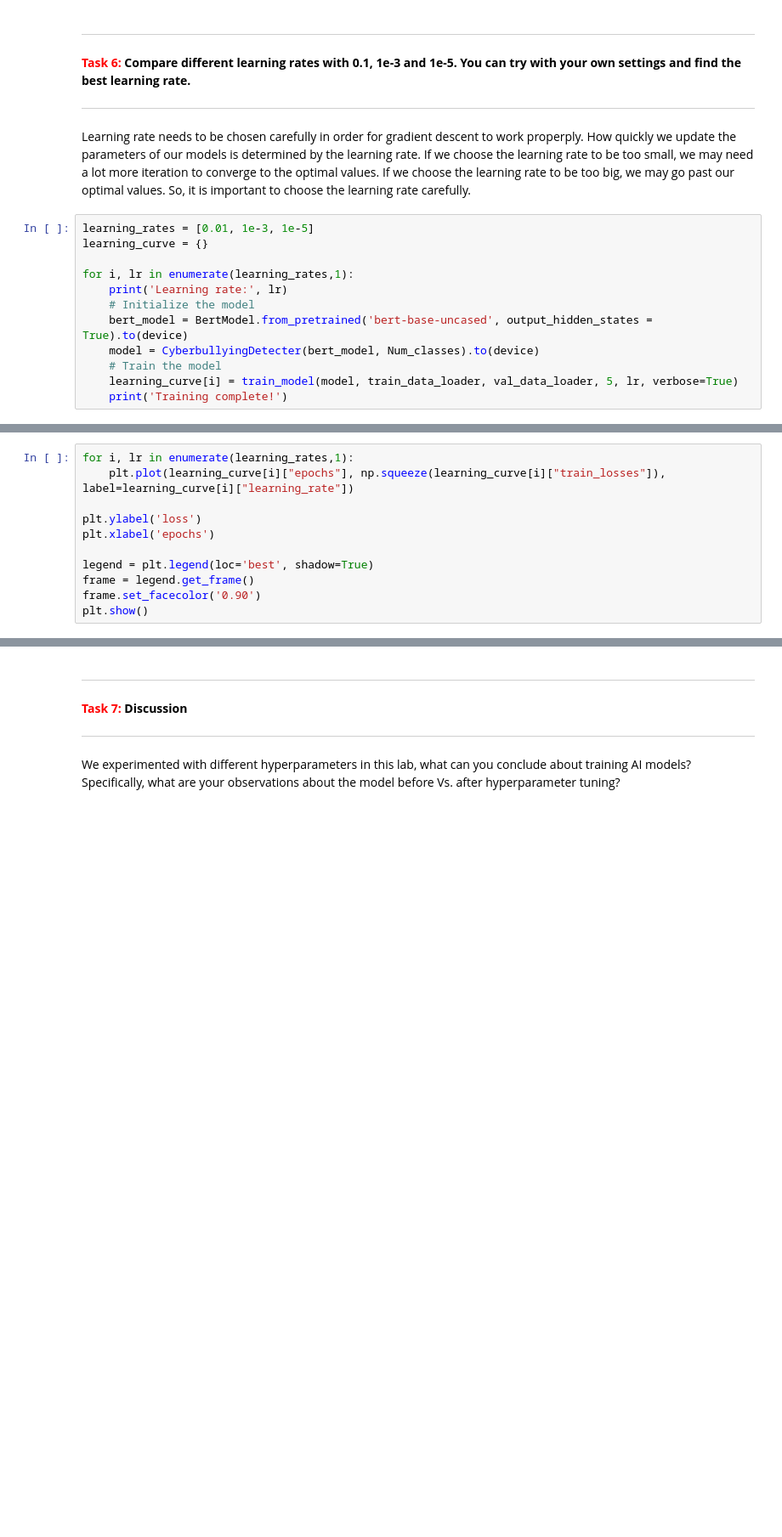
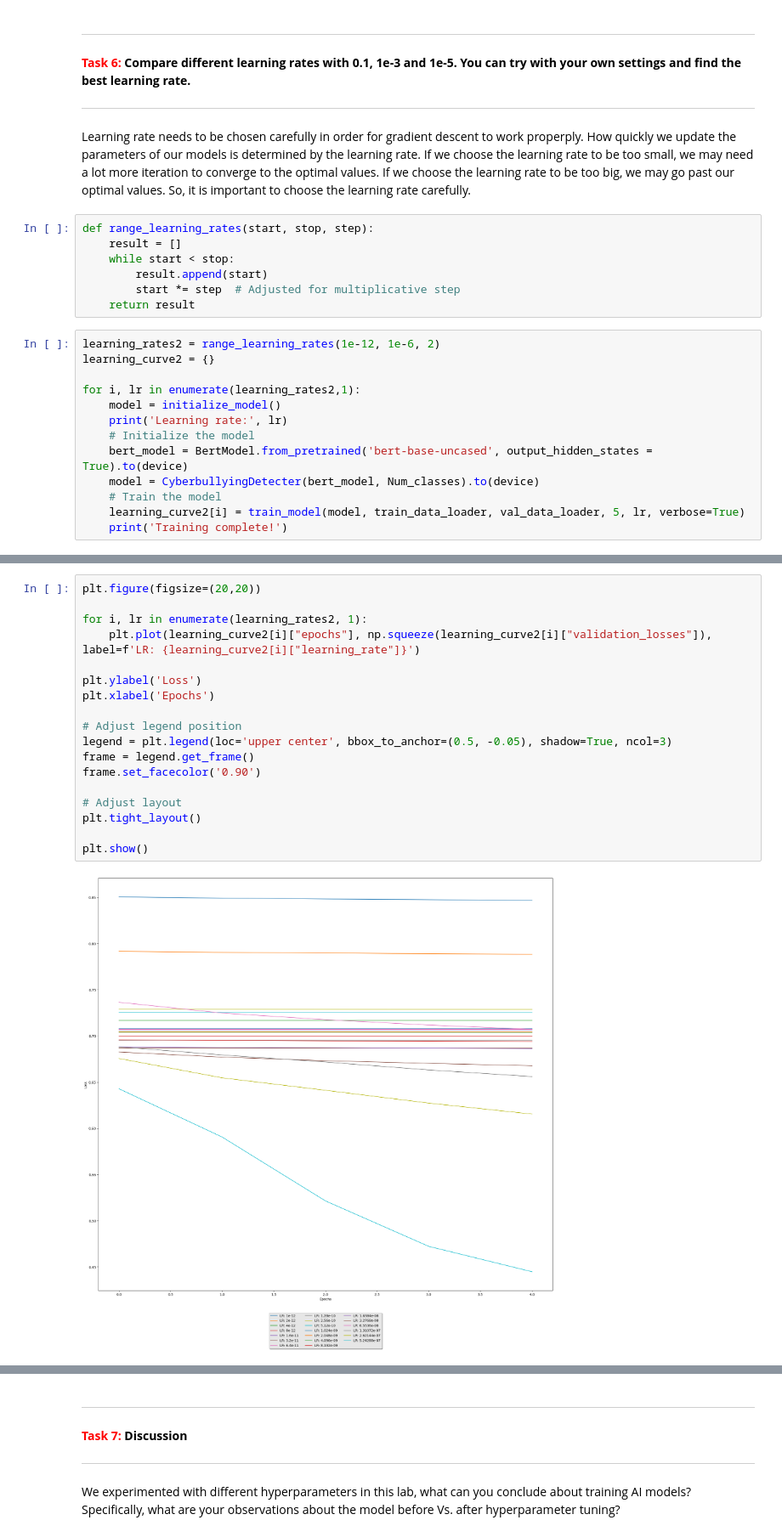
Before and after one commit to danschumac1/Deep_Learning_Lab3, a Jupyter notebook: Lab3.ipynb, the cells around one changed output, grey strips where cells are left out. Shown at 85% size. Cells and saved outputs as stored; diff of their text form; blank space fills up the shorter version.

```diff
--- a/Lab3.ipynb
+++ b/Lab3.ipynb
@@ -614,15 +690,23 @@ for i, epoch in enumerate(training_epochs,1):
 **<font color='red'>Task 6:</font> Compare different learning rates with 0.1, 1e-3 and 1e-5. You can try with your own settings and find the best learning rate.**
 - - - -
 Learning rate needs to be chosen carefully in order for gradient descent to work properply. How quickly we update the parameters of our models is determined by the learning rate. If we choose the learning rate to be too small, we may need a lot more iteration to converge to the optimal values. If we choose the learning rate to be too big, we may go past our optimal values. So, it is important to choose the learning rate carefully.
+# %%
+def range_learning_rates(start, stop, step):
+    result = []
+    while start < stop:
+        result.append(start)
+        start *= step  # Adjusted for multiplicative step
+    return result
 # %%
-learning_rates = [0.01, 1e-3, 1e-5]
-learning_curve = {}
+learning_rates2 = range_learning_rates(1e-12, 1e-6, 2)
+learning_curve2 = {}
 
-for i, lr in enumerate(learning_rates,1):
+for i, lr in enumerate(learning_rates2,1):
+    model = initialize_model()
     print('Learning rate:', lr)
     # Initialize the model
     bert_model = BertModel.from_pretrained('bert-base-uncased', output_hidden_states = True).to(device)
     model = CyberbullyingDetecter(bert_model, Num_classes).to(device)
     # Train the model
-    learning_curve[i] = train_model(model, train_data_loader, val_data_loader, 5, lr, verbose=True)
+    learning_curve2[i] = train_model(model, train_data_loader, val_data_loader, 5, lr, verbose=True)
     print('Training complete!')
@@ -629,11 +735,20 @@ for i, lr in enumerate(learning_rates,1):
 # %%
-for i, lr in enumerate(learning_rates,1):
-    plt.plot(learning_curve[i]["epochs"], np.squeeze(learning_curve[i]["train_losses"]), label=learning_curve[i]["learning_rate"])
+plt.figure(figsize=(20,20))
 
-plt.ylabel('loss')
-plt.xlabel('epochs')
+for i, lr in enumerate(learning_rates2, 1):
+    plt.plot(learning_curve2[i]["epochs"], np.squeeze(learning_curve2[i]["validation_losses"]), label=f'LR: {learning_curve2[i]["learning_rate"]}')
 
-legend = plt.legend(loc='best', shadow=True)
+plt.ylabel('Loss')
+plt.xlabel('Epochs')
+
+# Adjust legend position
+legend = plt.legend(loc='upper center', bbox_to_anchor=(0.5, -0.05), shadow=True, ncol=3)
 frame = legend.get_frame()
 frame.set_facecolor('0.90')
+
+# Adjust layout
+plt.tight_layout()
+
 plt.show()
+# %% [output]
+[figure, added]
```
Also changed, not shown: parts of 34 cells of this notebook, 3 other files.
